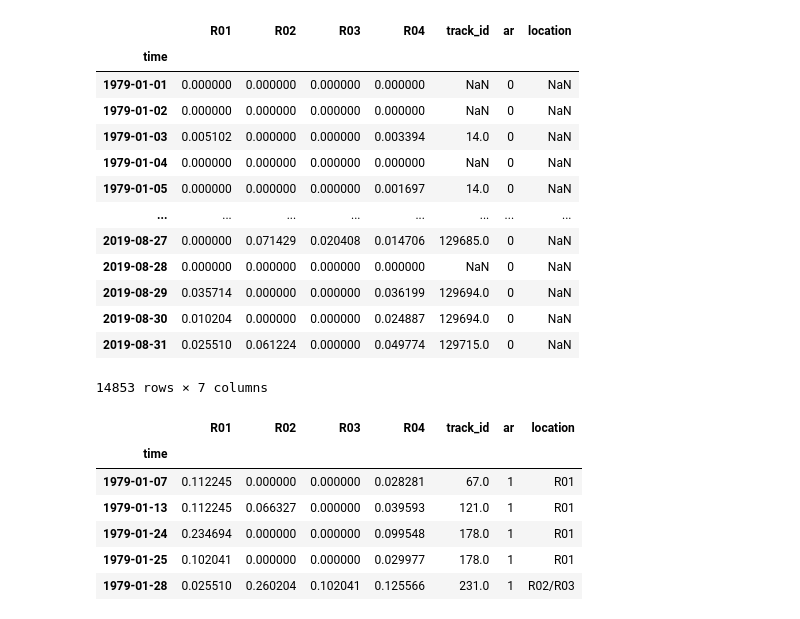
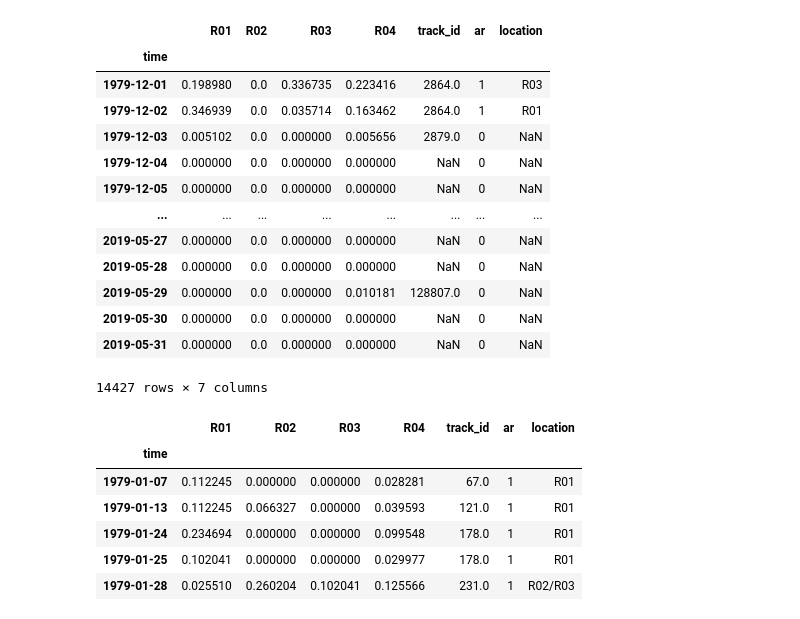
Before and after one commit to dlnash/AR_types, a Jupyter notebook: analysis/ar_stats.ipynb, the cells around one changed output. Saved outputs shown, nothing was run; the diff lists cells and outputs as text; code cells hidden in the pictures.

```diff
--- a/analysis/ar_stats.ipynb
+++ b/analysis/ar_stats.ipynb
@@ -48,41 +48,41 @@ path_to_figs = '/home/nash/DATA/repositories/AR_types/figs/'      # figures
 # %%
 ## Select MERRA2 or ERA5
 reanalysis = 'era5'
 
 if reanalysis == 'era5':
-    start_date = '1979-01-01'
-    end_date = '2019-12-31'
+    start_date = '1979-12-01'
+    end_date = '2019-05-31'
 #     filename = 'ar_catalog_ERAI_fraction_HASIAsubregions.nc'
     filename = 'ar_catalog_v3_ERAI_fraction_HASIAsubregions.nc'
 ## if MERRA2
 else:
     start_date = '1980-01-01'
     end_date = '2017-12-31'
     filename = 'ar_catalog_fraction_HASIAsubregions.nc'
 
 f1 = path_to_data + 'CH1_generated_data/' + filename
 ds = xr.open_dataset(f1)
 # Set dates
 ds = ds.sel(time=slice(start_date, end_date))
 ## Preprocess AR subregions - get dataframe of AR days based on area threshold
-df = preprocess_ar_area_subregions(df=ds.to_dataframe(), thres=0.1)
+df = preprocess_ar_area_subregions(df=ds.to_dataframe(), thres=0.3)
 # Show table
 df
 # %% [output]
 |  | R01 | R02 | R03 | R04 | track_id | ar | location |
 | time |  |  |  |  |  |  |  |
-| 1979-01-01 | 0.000000 | 0.000000 | 0.000000 | 0.000000 | NaN | 0 | NaN |
-| 1979-01-02 | 0.000000 | 0.000000 | 0.000000 | 0.000000 | NaN | 0 | NaN |
-| 1979-01-03 | 0.005102 | 0.000000 | 0.000000 | 0.003394 | 14.0 | 0 | NaN |
-| 1979-01-04 | 0.000000 | 0.000000 | 0.000000 | 0.000000 | NaN | 0 | NaN |
-| 1979-01-05 | 0.000000 | 0.000000 | 0.000000 | 0.001697 | 14.0 | 0 | NaN |
+| 1979-12-01 | 0.198980 | 0.0 | 0.336735 | 0.223416 | 2864.0 | 1 | R03 |
+| 1979-12-02 | 0.346939 | 0.0 | 0.035714 | 0.163462 | 2864.0 | 1 | R01 |
+| 1979-12-03 | 0.005102 | 0.0 | 0.000000 | 0.005656 | 2879.0 | 0 | NaN |
+| 1979-12-04 | 0.000000 | 0.0 | 0.000000 | 0.000000 | NaN | 0 | NaN |
+| 1979-12-05 | 0.000000 | 0.0 | 0.000000 | 0.000000 | NaN | 0 | NaN |
 | ... | ... | ... | ... | ... | ... | ... | ... |
-| 2019-08-27 | 0.000000 | 0.071429 | 0.020408 | 0.014706 | 129685.0 | 0 | NaN |
-| 2019-08-28 | 0.000000 | 0.000000 | 0.000000 | 0.000000 | NaN | 0 | NaN |
-| 2019-08-29 | 0.035714 | 0.000000 | 0.000000 | 0.036199 | 129694.0 | 0 | NaN |
-| 2019-08-30 | 0.010204 | 0.000000 | 0.000000 | 0.024887 | 129694.0 | 0 | NaN |
-| 2019-08-31 | 0.025510 | 0.061224 | 0.000000 | 0.049774 | 129715.0 | 0 | NaN |
+| 2019-05-27 | 0.000000 | 0.0 | 0.000000 | 0.000000 | NaN | 0 | NaN |
+| 2019-05-28 | 0.000000 | 0.0 | 0.000000 | 0.000000 | NaN | 0 | NaN |
+| 2019-05-29 | 0.000000 | 0.0 | 0.000000 | 0.010181 | 128807.0 | 0 | NaN |
+| 2019-05-30 | 0.000000 | 0.0 | 0.000000 | 0.000000 | NaN | 0 | NaN |
+| 2019-05-31 | 0.000000 | 0.0 | 0.000000 | 0.000000 | NaN | 0 | NaN |
-14853 rows × 7 columns
+14427 rows × 7 columns
 # %%
 idx = (df.ar > 0)
 df_tmp = df.loc[idx]
```
Also changed, not shown: 7 other files.
